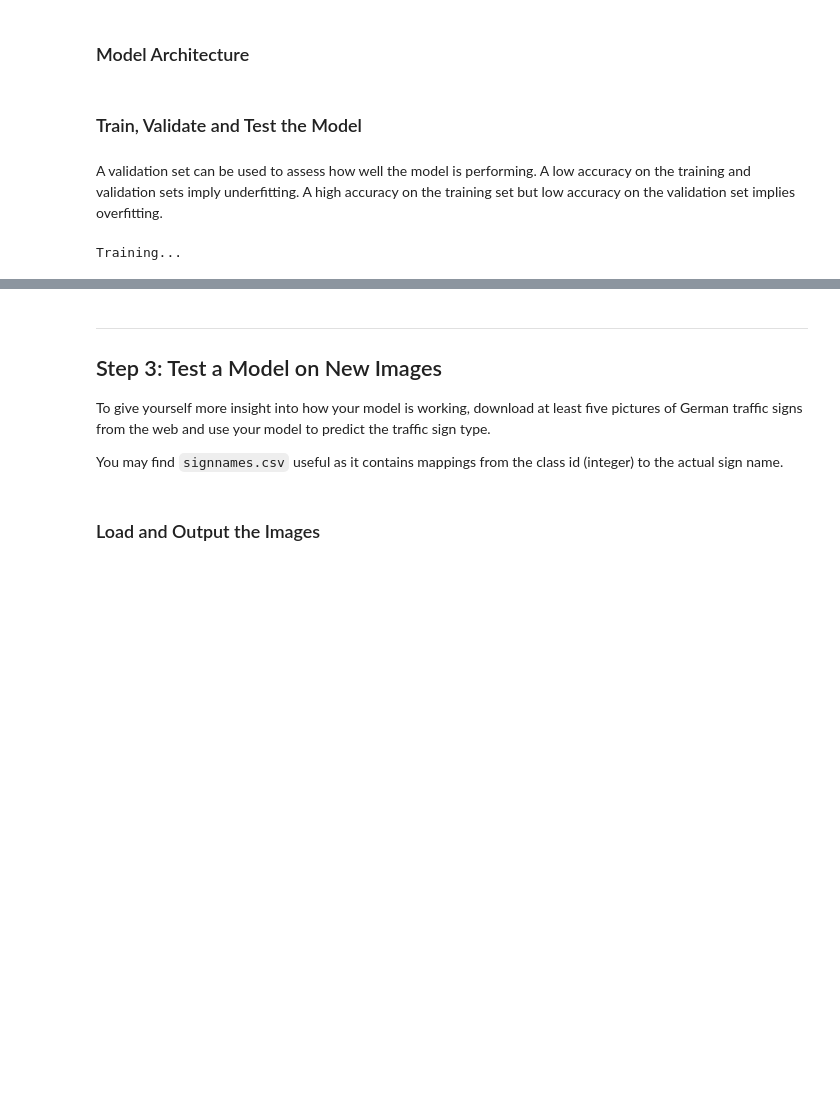
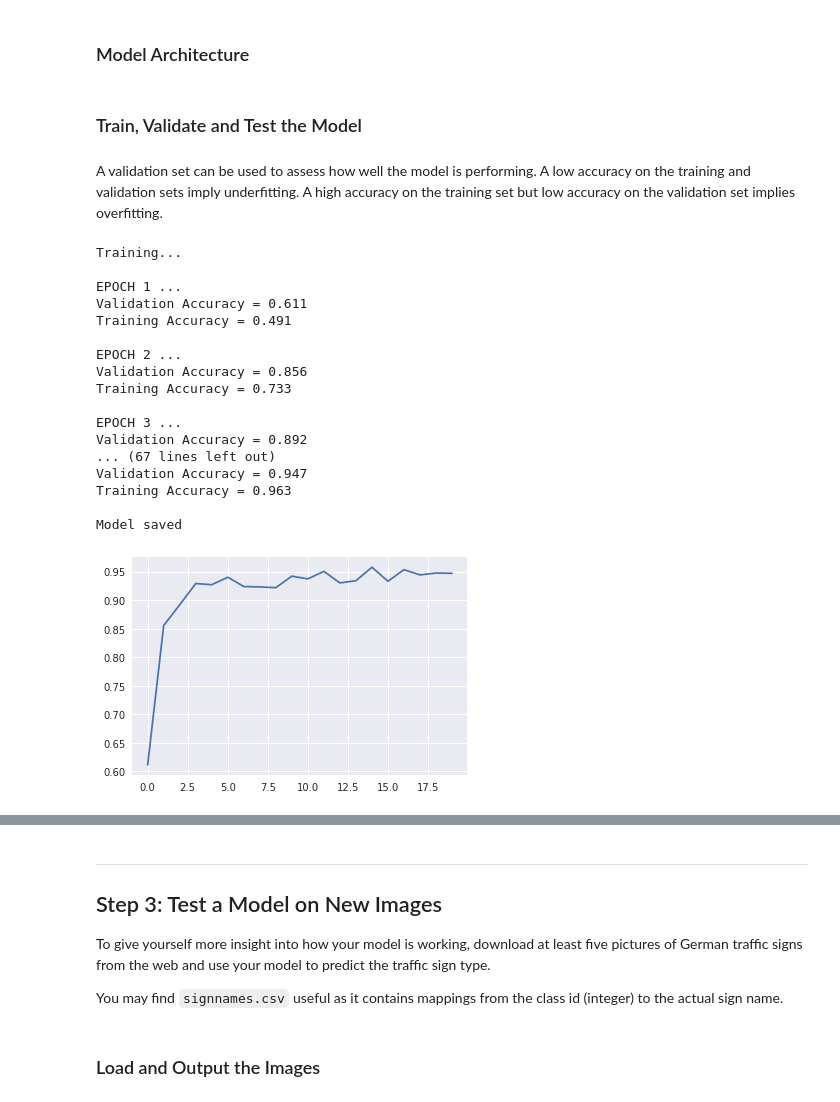
Before and after one commit to adhulipa/CarND-Traffic-Sign-Classifier-Project, a Jupyter notebook: Traffic_Sign_Classifier.ipynb, the cells around one changed output, grey strips where cells are left out. Drawn from its saved outputs; the diff is of its cells as text; code cells hidden in the pictures; blank space fills up the shorter version.

```diff
--- a/Traffic_Sign_Classifier.ipynb
+++ b/Traffic_Sign_Classifier.ipynb
@@ -784,18 +900,19 @@ sets imply underfitting. A high accuracy on the training set but low accuracy on
 import tensorflow as tf
 from sklearn.utils import shuffle
 
-EPOCHS = 25
+EPOCHS = 20
 BATCH_SIZE = 128
-rate = 0.01
+rate = 0.001
 
-# For 3-chan uncomment this line
-x = tf.placeholder(tf.float32, (None, 32, 32, 3))
-keep_prob = tf.placeholder(tf.float32)
-logits = Traffic_LeNet(x, keep_prob)
+# # For 3-chan uncomment this line
+# x = tf.placeholder(tf.float32, (None, 32, 32, 3))
+# # keep_prob = tf.placeholder(tf.float32)
+# logits = LeNet(x)
 
 # For grayscale images uncomment this line
-# x = tf.placeholder(tf.float32, (None, 32, 32, 1))
-# logits = LeNet_gray(x)
+x = tf.placeholder(tf.float32, (None, 32, 32, 1))
+keep_prob = tf.placeholder(tf.float32)
+logits = LeNet_gray(x,keep_prob)
 
 y = tf.placeholder(tf.int32, (None))
 one_hot_y = tf.one_hot(y, 43)
@@ -812,11 +929,11 @@ saver = tf.train.Saver()
 def evaluate(X_data, y_data):
     num_examples = len(X_data)
     total_accuracy = 0
-    losses = []
+    total_loss = 0
     sess = tf.get_default_session()
     for offset in range(0, num_examples, BATCH_SIZE):
         batch_x, batch_y = X_data[offset:offset+BATCH_SIZE], y_data[offset:offset+BATCH_SIZE]
         accuracy, loss = sess.run([accuracy_operation, loss_operation], feed_dict={x: batch_x, y: batch_y, keep_prob: 1.0})
         total_accuracy += (accuracy * len(batch_x))
-        losses.append(loss)
-    return (total_accuracy / num_examples, losses)
+        total_loss += (loss * len(batch_x))
+    return (total_accuracy / num_examples, total_loss/num_examples)
@@ -846,40 +966,53 @@ def run_session(X_train, y_train, EPOCHS, BATCH_SIZE, X_valid, y_valid):
             X_train, y_train = shuffle(X_train, y_train)
             for offset in range(0, num_examples, BATCH_SIZE):
                 end = offset + BATCH_SIZE
                 # batch_x, batch_y = X_train[offset:end], y_train[offset:end]
-
-                X_train_augmented = np.vstack((X_train, augment(X_train)))
-                y_train_augmented = np.hstack((y_train, y_train))
-
-                batch_x, batch_y = X_train_augmented[offset:end], y_train_augmented[offset:end]
-                sess.run(training_operation, feed_dict={x: batch_x, y: batch_y, keep_prob: 0.85})
+                batch_x, batch_y = X_train[offset:end], y_train[offset:end]
+                sess.run(training_operation, feed_dict={x: batch_x, y: batch_y, keep_prob: 0.90})
 
             validation_accuracy, valid_loss = evaluate(X_valid, y_valid)
             training_accuracy, train_loss = evaluate(X_train, y_train)
 
             valid_accuracy.append(validation_accuracy)
             train_accuracy.append(training_accuracy)
 
             print("EPOCH {} ...".format(i+1))
             print("Validation Accuracy = {:.3f}".format(validation_accuracy))
             print("Training Accuracy = {:.3f}".format(training_accuracy))
             print()
 
         saver.save(sess, './traffic-sign-')
         print("Model saved")
 
         return (train_accuracy, train_loss, valid_accuracy, valid_loss)
 
-(train_accuracy, train_loss, valid_accuracy, valid_loss) = run_session(X_train_yuv_gcn_augmented,
-                                                                       y_train_augmented,
+X_input, y_input = shuffle(X_train_augmented_gray_norm, y_train_augmented_gray_norm)
+(train_accuracy, train_loss, valid_accuracy, valid_loss) = run_session(X_input,
+                                                                       y_input,
                                                                        EPOCHS,
                                                                        BATCH_SIZE,
-                                                                       X_valid_yuv_gcn,
+                                                                       X_valid_gray_norm,
                                                                        y_valid)
-
 
 sns.set_style("darkgrid")
 plt.plot(valid_accuracy)
 plt.show()
 # %% [output]
 Training...
+
+EPOCH 1 ...
+Validation Accuracy = 0.611
+Training Accuracy = 0.491
+
+EPOCH 2 ...
+Validation Accuracy = 0.856
+Training Accuracy = 0.733
+
+EPOCH 3 ...
+Validation Accuracy = 0.892
+... (67 lines left out)
+Validation Accuracy = 0.947
+Training Accuracy = 0.963
+
+Model saved
+[figure, added]
```
Also changed, not shown: parts of 22 cells of this notebook.
